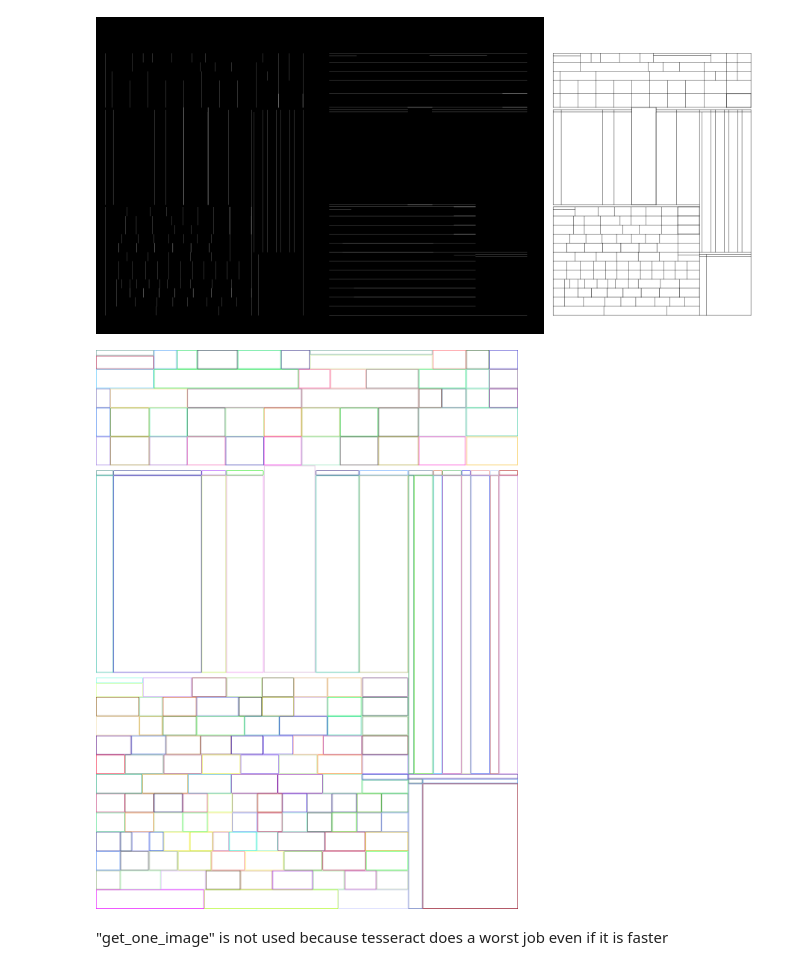
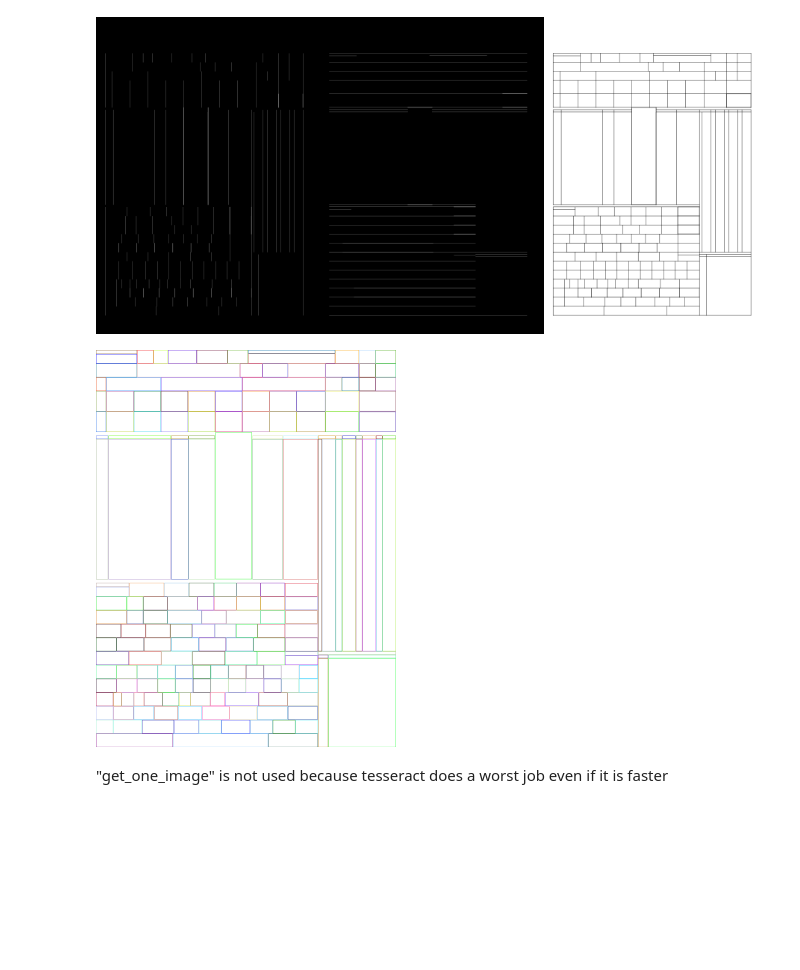
Before and after one commit to zonafets/pay-slip-to-structure, a Jupyter notebook: cedolino.ipynb, the cells around one changed output. Drawn from its saved outputs; the diff is of its cells as text; code cells hidden in the pictures; blank space fills up the shorter version.

Commit message:
image size

```diff
--- a/cedolino.ipynb
+++ b/cedolino.ipynb
@@ -127,30 +127,30 @@ show(result, width = 900)
 # %%
 # Find contours for image, which will detect all the boxes
 # the RETR_LIST doesn't match the desired inner retcangle where they overlap perfectly
 # looking as two adiacent rectangles instead of one the smaller as title of the container
 # nctrs, hierarchy = cv2.findContours(img_final_bin, cv2.RETR_LIST, cv2.CHAIN_APPROX_SIMPLE)
 nctrs, hierarchy = cv2.findContours(img_final_bin, cv2.RETR_TREE, cv2.CHAIN_APPROX_SIMPLE)
 
 # Sort all the contours by top to bottom.
 (nctrs, boundingBoxes) =  contours.sort_contours(nctrs, method="top-to-bottom")
 
 # cv.drawContours(img, contours, -1, (0,255,0), 3)
 
 # show interested contours
 size = pdf.shape
 maxw = size[0]/2
 result = np.zeros(pdf.shape,dtype=np.uint8)
 result[:] = 255
 
 for b in boundingBoxes:
     x,y,w,h = b
     if w<maxw:
         color = list(np.random.random(size=3) * 256)
         cv2.rectangle(result, (x, y), (x + w, y + h), color, 4)
 
-show(simple_crop(result),width = 900)
+show(simple_crop(result),width = 300)
 # %% [output]
-[figure, old version]
+[figure, new version]
 # %%
 def reduce_space(gray, pixel_value=255):
     original = gray.copy()
@@ -201,8 +201,8 @@ def remove_white_lines(img, pixel_value=255):
     crop_rows = gray[~np.all(gray == pixel_value, axis=1), :]
     cropped_image = crop_rows[:, ~np.all(crop_rows == pixel_value, axis=0)]
     return cropped_image
-# %% [markdown]
-"get_one_image" is not used because tesseract does a worst job even if it is faster
+# %% [markdown]
+"get_one_image" is not used because tesseract does a worst job even if it is faster
 # %%
 def get_one_image(img_list, padding = 50):
 
```
Also changed, not shown: parts of 8 cells of this notebook.
